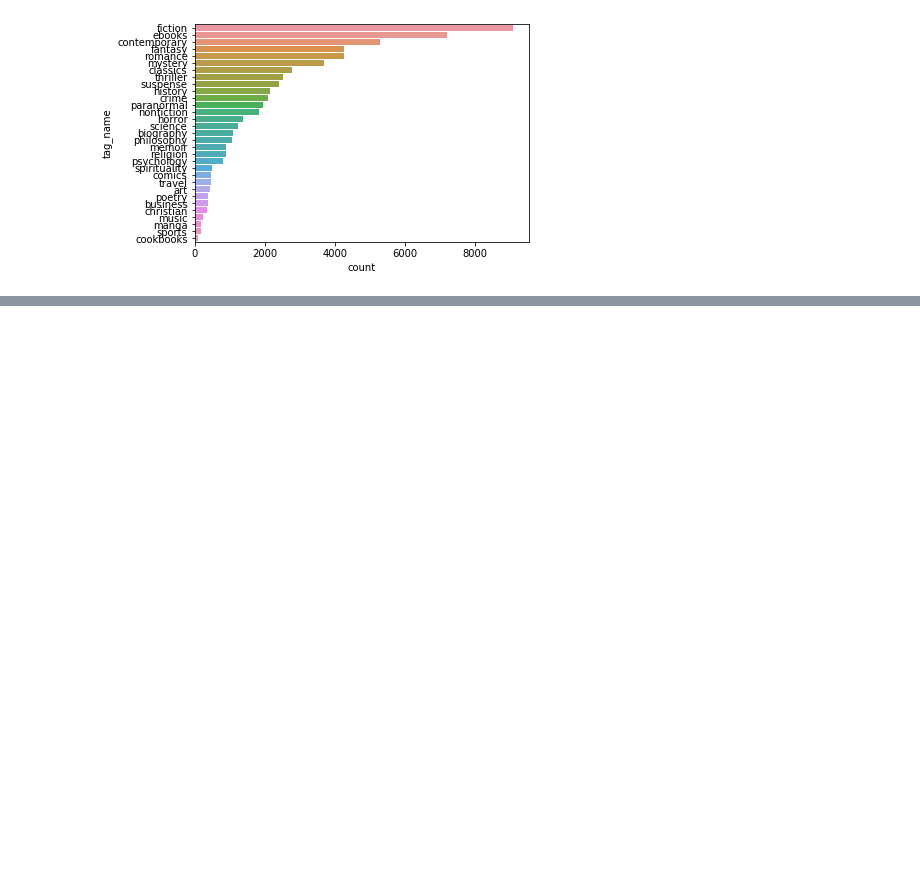
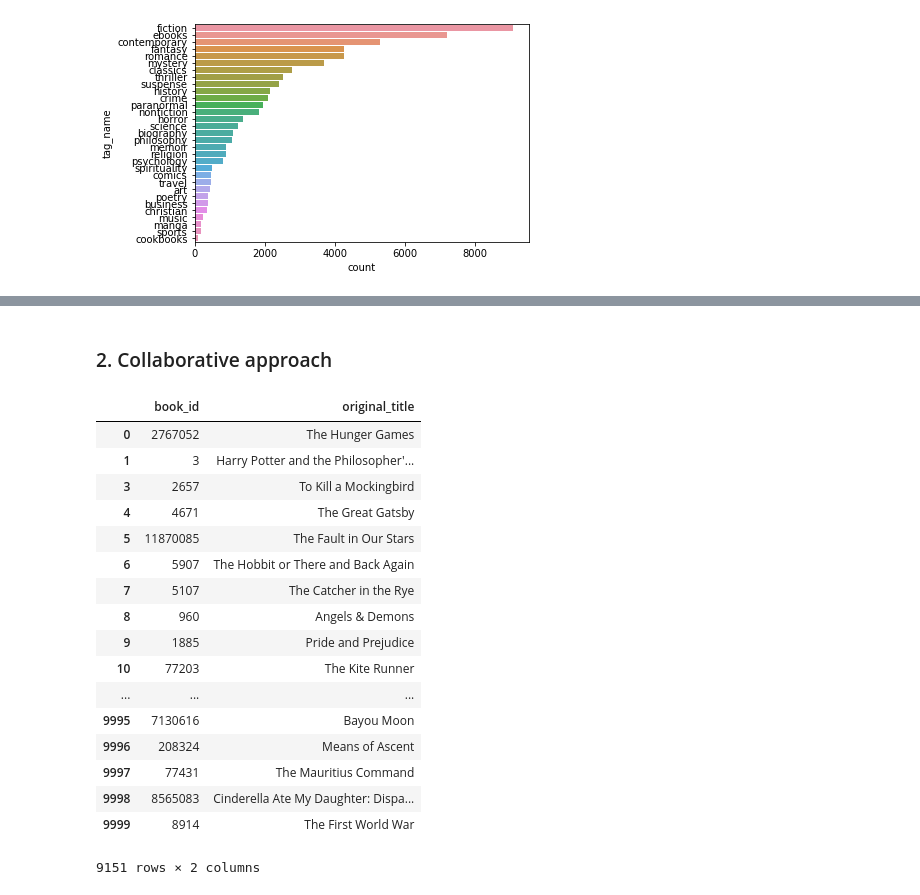
Before and after one commit to ambita20/BookRecommenderSystem, a Jupyter notebook: code.ipynb, the cells around one changed output, grey strips where cells are left out. Cells and saved outputs as stored; diff of their text form; code cells hidden in the pictures; blank space fills up the shorter version.

```diff
--- a/code.ipynb
+++ b/code.ipynb
@@ -329,0 +447,26 @@ plt.show()
+# %% [markdown]
+### 2. Collaborative approach
+# %%
+usecols=['book_id', 'original_title']
+books_col=books[usecols]
+# %%
+books_col.fillna(0)
+# %% [output]
+|  | book_id | original_title |
+| 0 | 2767052 | The Hunger Games |
+| 1 | 3 | Harry Potter and the Philosopher'... |
+| 3 | 2657 | To Kill a Mockingbird |
+| 4 | 4671 | The Great Gatsby |
+| 5 | 11870085 | The Fault in Our Stars |
+| 6 | 5907 | The Hobbit or There and Back Again |
+| 7 | 5107 | The Catcher in the Rye |
+| 8 | 960 | Angels & Demons |
+| 9 | 1885 | Pride and Prejudice |
+| 10 | 77203 | The Kite Runner |
+| ... | ... | ... |
+| 9995 | 7130616 | Bayou Moon |
+| 9996 | 208324 | Means of Ascent |
+| 9997 | 77431 | The Mauritius Command |
+| 9998 | 8565083 | Cinderella Ate My Daughter: Dispa... |
+| 9999 | 8914 | The First World War |
+9151 rows × 2 columns
```
Also changed, not shown: parts of 38 cells of this notebook.
